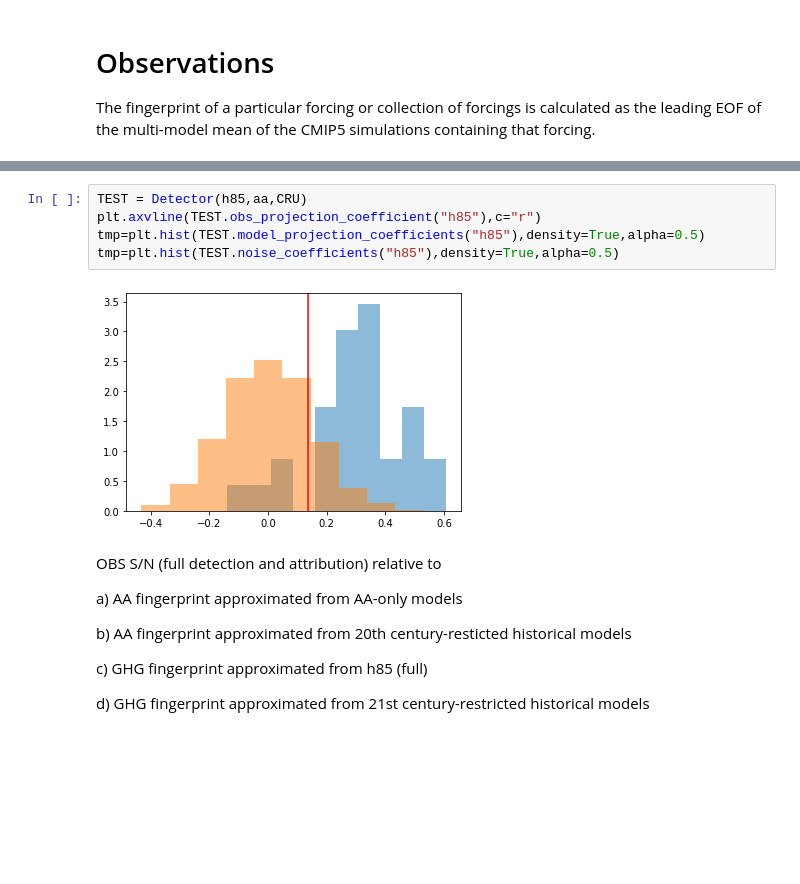
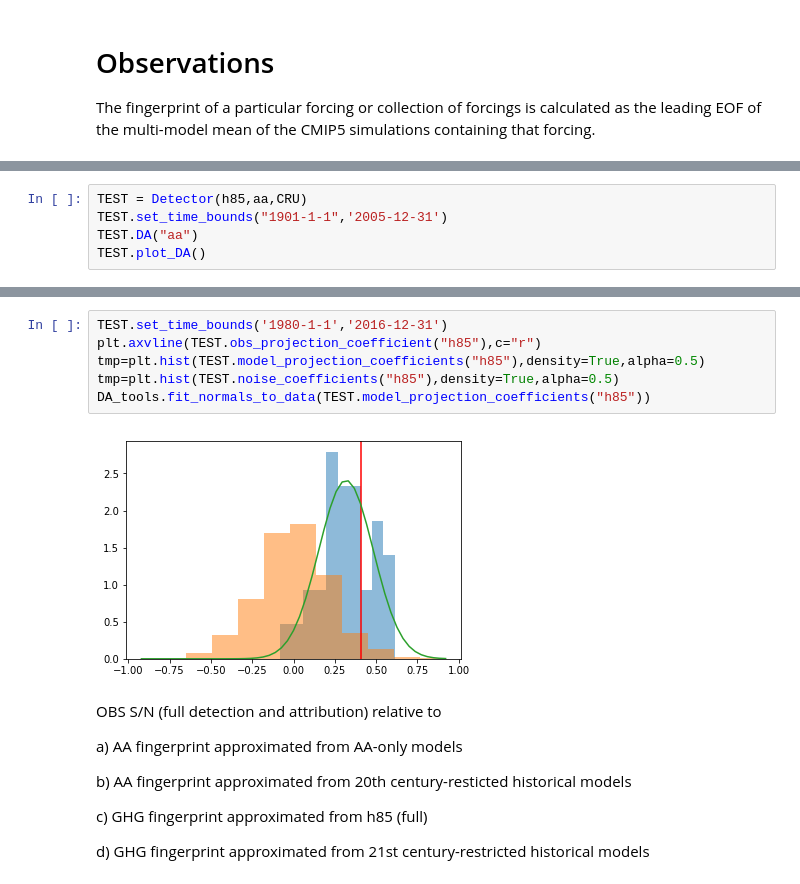
Before and after one commit to katemarvel/Sahel_Code, a Jupyter notebook: SahelFingerprinting-MESS.ipynb, the cells around one changed output, grey strips where cells are left out. Saved outputs shown, nothing was run; the diff lists cells and outputs as text; blank space fills up the shorter version.

```diff
--- a/SahelFingerprinting-MESS.ipynb
+++ b/SahelFingerprinting-MESS.ipynb
@@ -997,0 +1033,5 @@ class Detector():
+# %%
+TEST = Detector(h85,aa,CRU)
+TEST.set_time_bounds("1901-1-1",'2005-12-31')
+TEST.DA("aa")
+TEST.plot_DA()
@@ -998,10 +1040,11 @@ class Detector():
 # %%
-TEST = Detector(h85,aa,CRU)
+TEST.set_time_bounds('1980-1-1','2016-12-31')
 plt.axvline(TEST.obs_projection_coefficient("h85"),c="r")
 tmp=plt.hist(TEST.model_projection_coefficients("h85"),density=True,alpha=0.5)
 tmp=plt.hist(TEST.noise_coefficients("h85"),density=True,alpha=0.5)
+DA_tools.fit_normals_to_data(TEST.model_projection_coefficients("h85"))
 # %% [output]
-[figure, old version]
+[figure, new version]
 # %% [markdown]
 OBS S/N (full detection and attribution) relative to
 
```
Also changed, not shown: parts of 29 cells of this notebook.
